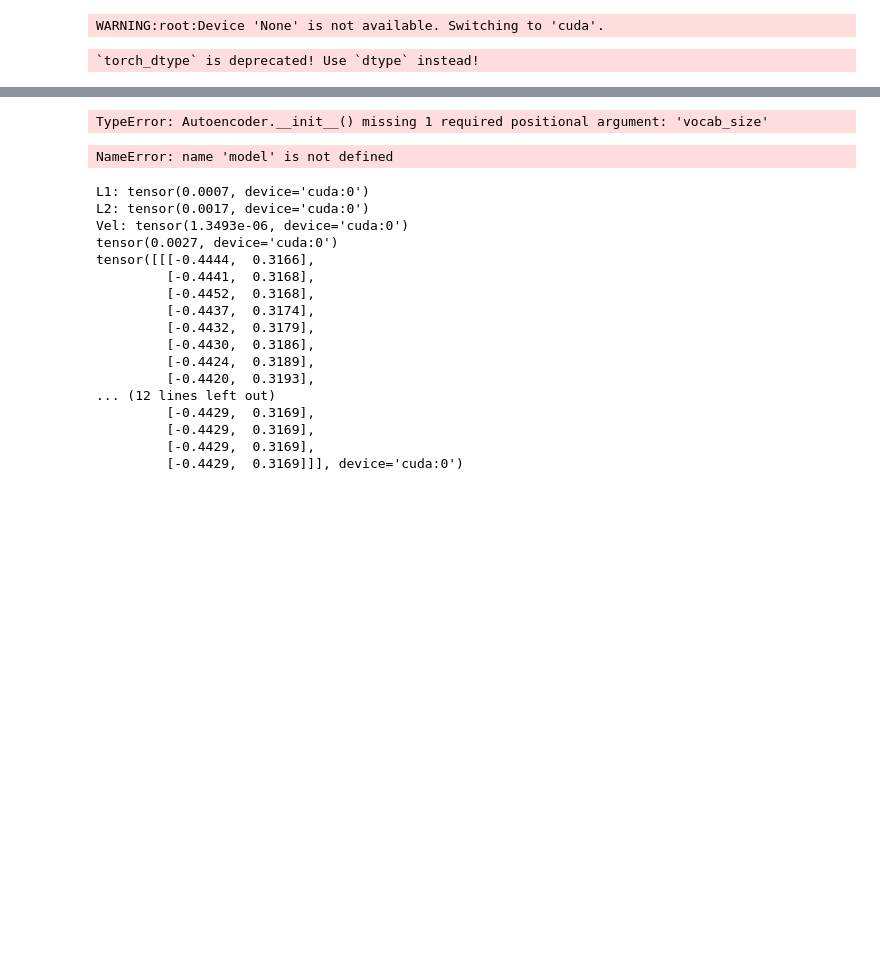
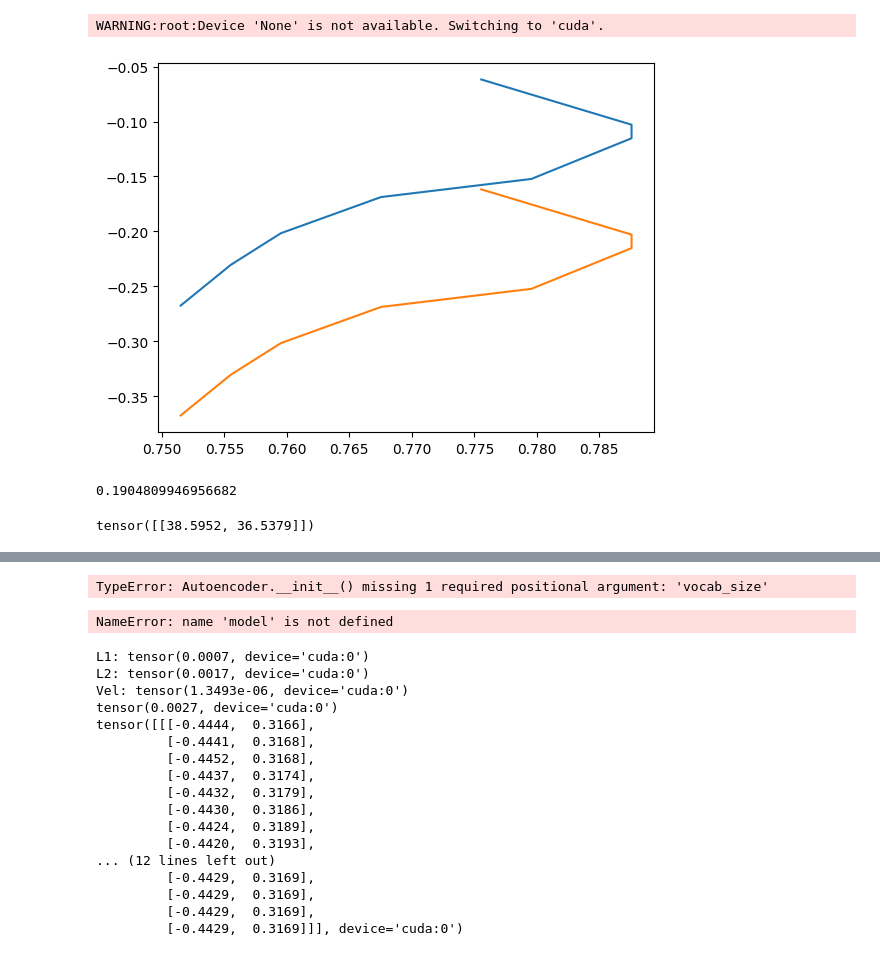
Before and after one commit to Robot-Learning-Collective/lerobot-experiments, a Jupyter notebook: test.ipynb, the cells around one changed output, grey strips where cells are left out. Drawn from its saved outputs; the diff is of its cells as text; code cells hidden in the pictures; blank space fills up the shorter version.

```diff
--- a/test.ipynb
+++ b/test.ipynb
@@ -53,13 +53,17 @@ dataloader = torch.utils.data.DataLoader(
     drop_last=True,
 )
 dl_iter = cycle(dataloader)
+
+def _build_min_max_normalizer(dataset: LeRobotDataset) -> NormalizerProcessorStep:
+    action_shape = tuple(dataset.meta.shapes["action"])
+    features = {"action": PolicyFeature(type=FeatureType.ACTION, shape=action_shape)}
+    norm_map = {FeatureType.ACTION: NormalizationMode.MIN_MAX}
+    normalizer = NormalizerProcessorStep.from_lerobot_dataset(dataset, features, norm_map)
+    return normalizer
+
+normalizer = _build_min_max_normalizer(dataset)
+
+def preprocess(raw_batch):
+    return normalizer._normalize_action(torch.as_tensor(raw_batch['action'], dtype=torch.float32), inverse=False).cpu()
 # %% [output]
 WARNING:root:Device 'None' is not available. Switching to 'cuda'.
-# %%
-policy = SMOLANDFASTPolicy(cfg,
-                           dataset_stats=dataset_metadata.stats)
-policy.to(device)
-
-preprocessor, postprocessor = make_pre_post_processors(policy.config, dataset_stats=dataset.meta.stats)
-# %% [output]
-`torch_dtype` is deprecated! Use `dtype` instead!
@@ -65,0 +171,17 @@ preprocessor, postprocessor = make_pre_post_processors(policy.config, dataset_st
+# %%
+raw_batch = next(dl_iter)
+batch = preprocess(raw_batch)[0]
+
+batch_r90 = apply_affine_transform(batch, "shift_down")
+
+plt.plot(batch[:, 0], batch[:, 1])
+plt.plot(batch_r90[:, 0], batch_r90[:, 1])
+plt.show()
+# %% [output]
+[figure, added]
+# %%
+import random
+
+random.random() * 0.15 + 0.05
+# %% [output]
+0.1904809946956682
@@ -65,0 +212,20 @@ preprocessor, postprocessor = make_pre_post_processors(policy.config, dataset_st
+# %%
+hyperparameters = {
+    "encoded_dim": 2,
+    "emdedding_dim": 128,
+    "vocab_size": 512,
+    "base_features": 24,
+    "ratios": [1, 2, 1],
+    "num_residual_layers": 6,
+    "num_lstm_layers": 4,
+}
+
+model = Autoencoder(**hyperparameters)
+
+checkpoint_path = "auto_encoder_8_len_enc_2_transforms.pth"
+checkpoint = torch.load(checkpoint_path)
+model.load_state_dict(checkpoint['model_state_dict'])
+
+print(calc_rmse(actions_iter, model))
+# %% [output]
+tensor([[38.5952, 36.5379]])
```
Also changed, not shown: parts of 7 cells of this notebook, 7 other files.
